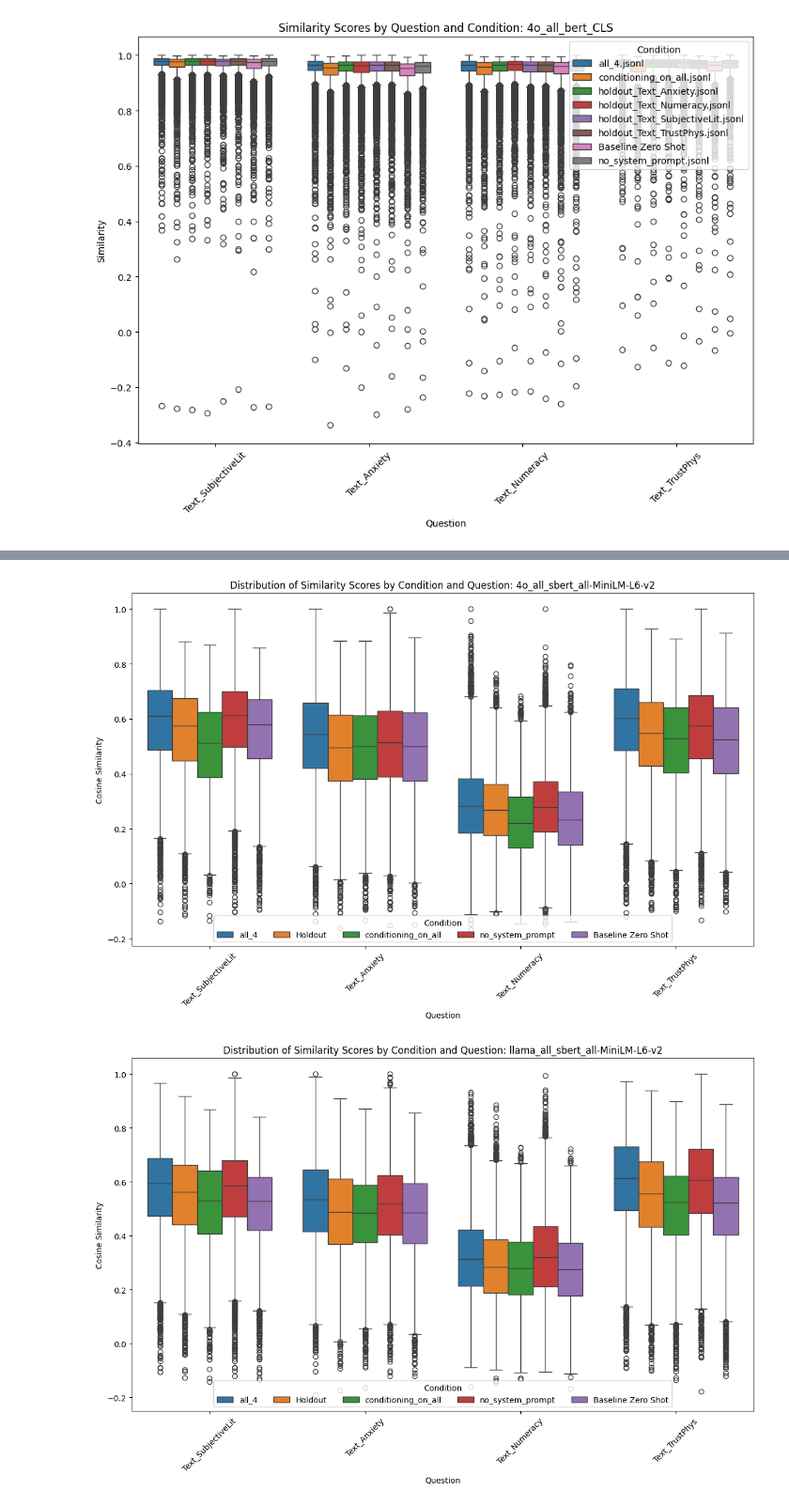
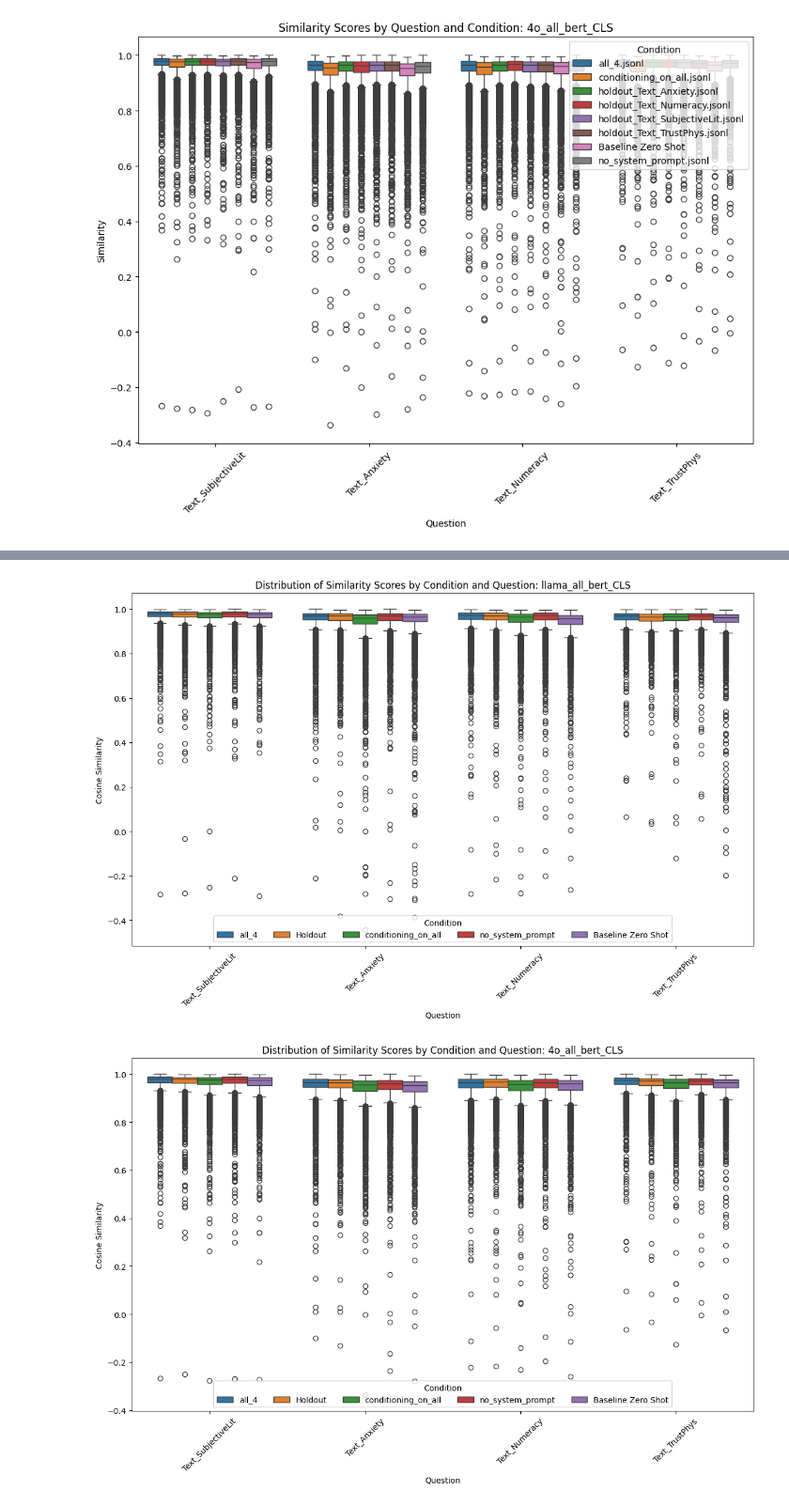
Before and after one commit to nd-hal/psych-agent-llm, a Jupyter notebook: similarity_calculations_all.ipynb, the cells around one changed output, grey strips where cells are left out. Shown at 94% size. Drawn from its saved outputs; the diff is of its cells as text; code cells hidden in the pictures.

Commit message:
update for plotting

```diff
--- a/similarity_calculations_all.ipynb
+++ b/similarity_calculations_all.ipynb
@@ -446,32 +449,35 @@ def visualize_similarity(similarity_df, simConfig):
         #borderaxespad=0
     )
     #plt.ylim(0.8, 1.0)
     # save the plot
     plt.savefig(f"plots/figure3_{simConfig}.png", bbox_inches='tight')
 
     #plt.tight_layout()
     #plt.show()
 
     # Violin plot visualization
     #sns.violinplot(x='Question', y='Similarity', hue='Condition', data=df_processed, split=True)
     #plt.title('Violin Plot of Similarity Scores')
     #plt.xlabel('Question')
     #plt.ylabel('Cosine Similarity')
     #plt.xticks(rotation=45)
     #plt.legend(title='Condition')
     #plt.tight_layout()
     #plt.show()
 
 # Assuming similarity_df is your dataset
 
 resultsFiles = ['4o_all_sbert_all-MiniLM-L6-v2',
  'llama_all_sbert_all-MiniLM-L6-v2',
  'llama_all_sbert_all-mpnet-base-v2',
  '4o_all_sbert_all-mpnet-base-v2']
 
+resultsFiles = ['llama_all_bert_CLS',
+ '4o_all_bert_CLS']
+
 for f in resultsFiles:
     data = pd.read_csv(f"similarity_calculations_{f}.csv")
     visualize_similarity(data, f)
 # %% [output]
-[figure, old version]
+[figure, new version]
-[figure, old version]
+[figure, new version]
```
Also changed, not shown: parts of 2 cells of this notebook, 1 other file.
